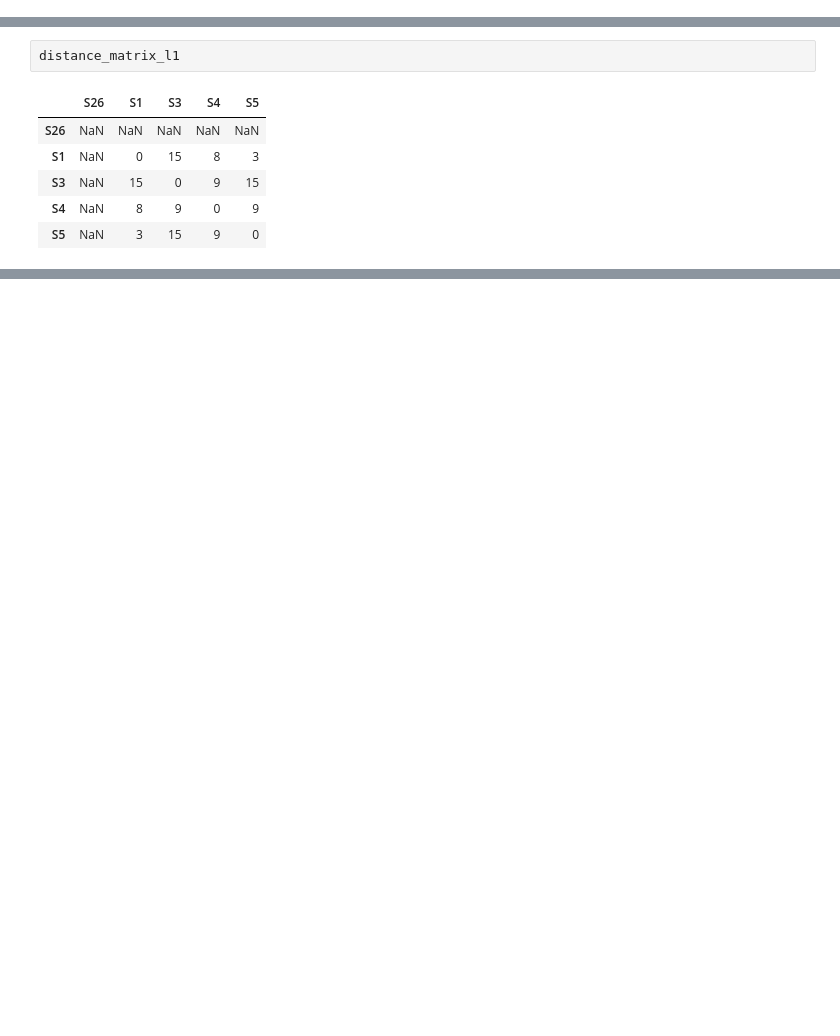
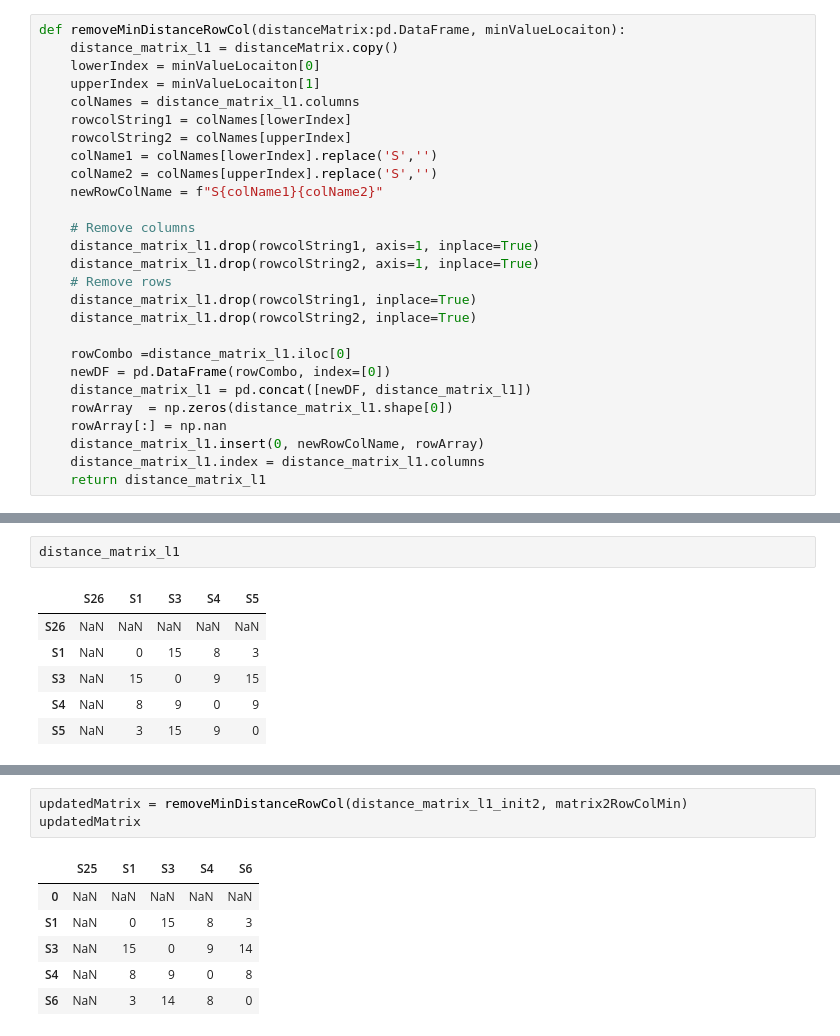
Before and after one commit to ashish-codebase/LinguisticsAssignment1, a Jupyter notebook: Assignment_01_v2.ipynb, the cells around one changed output, grey strips where cells are left out. Saved outputs shown, nothing was run; the diff lists cells and outputs as text; blank space fills up the shorter version.

```diff
--- a/Assignment_01_v2.ipynb
+++ b/Assignment_01_v2.ipynb
@@ -5,3 +32,30 @@ import math
+# %%
+def removeMinDistanceRowCol(distanceMatrix:pd.DataFrame, minValueLocaiton):
+    distance_matrix_l1 = distanceMatrix.copy()
+    lowerIndex = minValueLocaiton[0]
+    upperIndex = minValueLocaiton[1]
+    colNames = distance_matrix_l1.columns
+    rowcolString1 = colNames[lowerIndex]
+    rowcolString2 = colNames[upperIndex]
+    colName1 = colNames[lowerIndex].replace('S','')
+    colName2 = colNames[upperIndex].replace('S','')
+    newRowColName = f"S{colName1}{colName2}"
+
+    # Remove columns
+    distance_matrix_l1.drop(rowcolString1, axis=1, inplace=True)
+    distance_matrix_l1.drop(rowcolString2, axis=1, inplace=True)
+    # Remove rows
+    distance_matrix_l1.drop(rowcolString1, inplace=True)
+    distance_matrix_l1.drop(rowcolString2, inplace=True)
+
+    rowCombo =distance_matrix_l1.iloc[0]
+    newDF = pd.DataFrame(rowCombo, index=[0])
+    distance_matrix_l1 = pd.concat([newDF, distance_matrix_l1])
+    rowArray  = np.zeros(distance_matrix_l1.shape[0])
+    rowArray[:] = np.nan
+    distance_matrix_l1.insert(0, newRowColName, rowArray)
+    distance_matrix_l1.index = distance_matrix_l1.columns
+    return distance_matrix_l1
 # %%
 # From XSLX file read specific sheet name.
 df = pd.read_excel("Hw1-words.xlsx", sheet_name='Proto-words')
@@ -204,0 +232,10 @@ Row==> S1 Col==> S5
+# %%
+updatedMatrix = removeMinDistanceRowCol(distance_matrix_l1_init2, matrix2RowColMin)
+updatedMatrix
+# %% [output]
+|  | S25 | S1 | S3 | S4 | S6 |
+| 0 | NaN | NaN | NaN | NaN | NaN |
+| S1 | NaN | 0 | 15 | 8 | 3 |
+| S3 | NaN | 15 | 0 | 9 | 14 |
+| S4 | NaN | 8 | 9 | 0 | 8 |
+| S6 | NaN | 3 | 14 | 8 | 0 |
```
Also changed, not shown: parts of 10 cells of this notebook, 1 other file.
